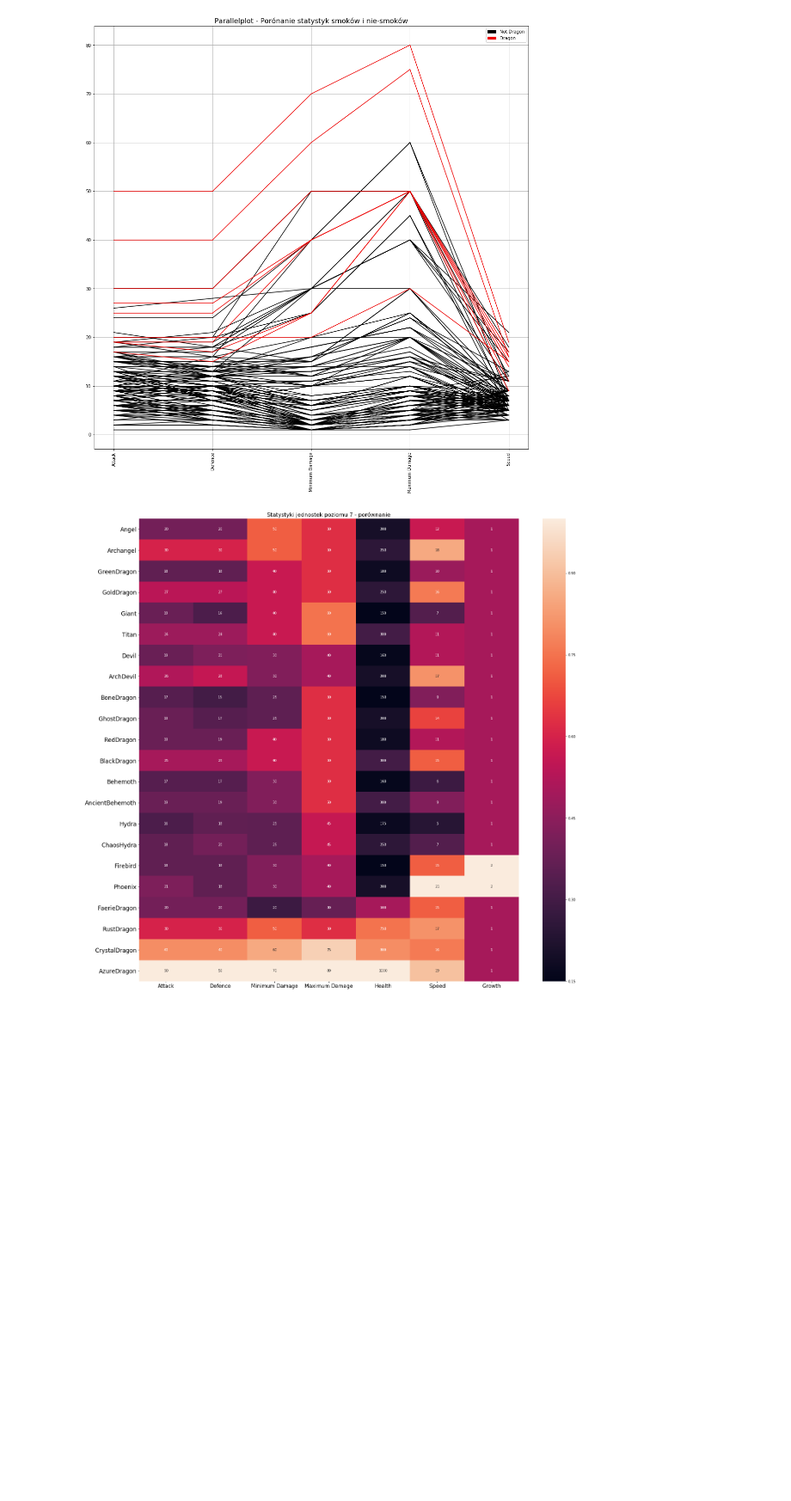
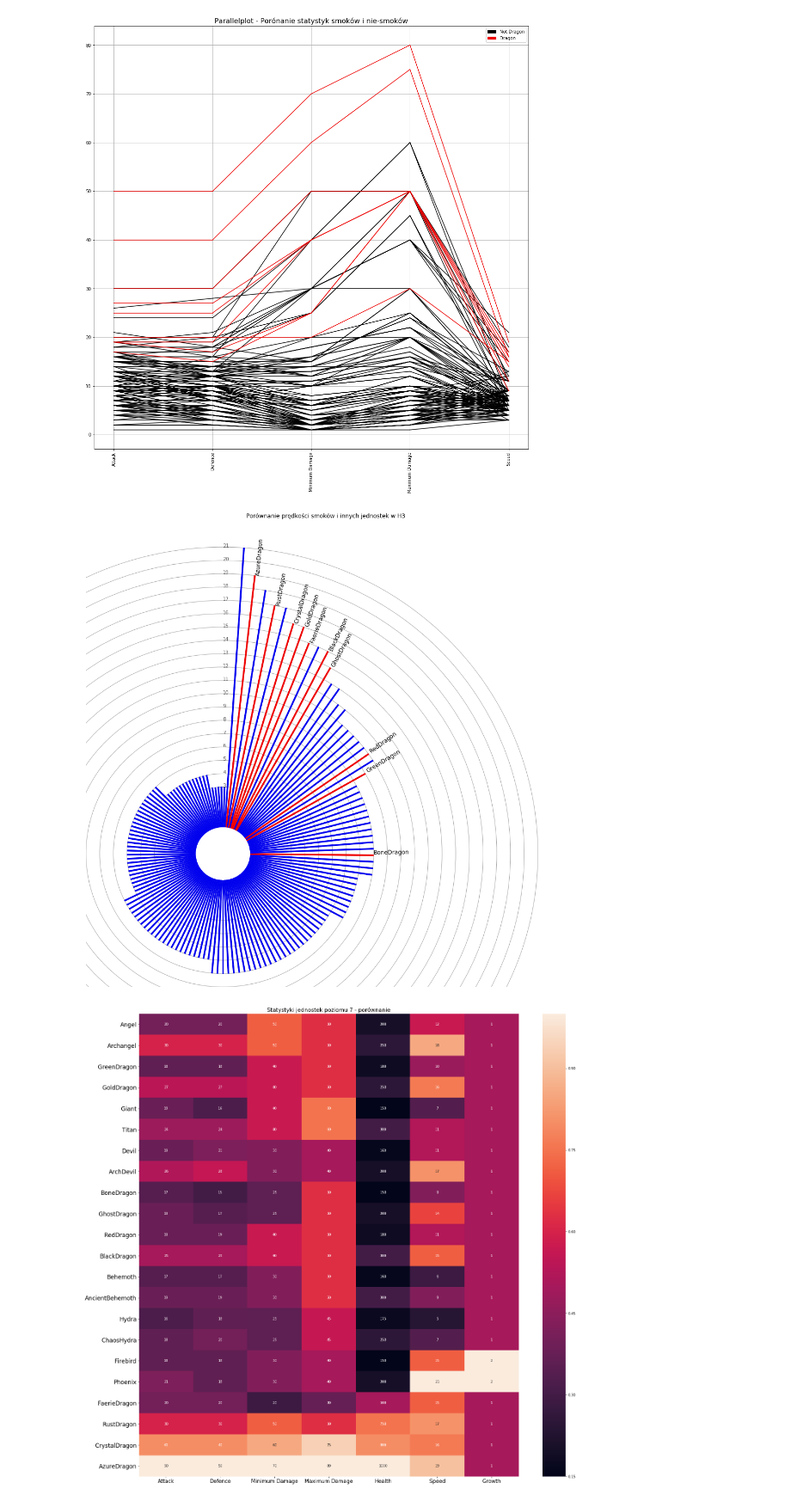
Before and after one commit to JonothorDarry/Python_Visualizations, a Jupyter notebook: H3analysis.ipynb, the cells around one changed output. Shown at 86% size. Saved outputs shown, nothing was run; the diff lists cells and outputs as text; code cells hidden in the pictures; blank space fills up the shorter version.

```diff
--- a/H3analysis.ipynb
+++ b/H3analysis.ipynb
@@ -210,6 +211,74 @@ ax.grid()
 plt.show()
 # %% [output]
 [figure]
+# %%
+#Ranking #5 - kołowy barplot - dosyć ekstrawagancji, problemy analogiczne jak ze spiderplotem
+#Wykres przedstawia zestawienie szybkości jednostek w H3 z wyróżnieniem smoków
+
+fig, ax=plt.subplots(1,1)
+fig.set_size_inches(18,18)
+
+def dist(x1, x2, y1, y2):
+    return (math.sqrt((x1-x2)*(x1-x2)+(y1-y2)*(y1-y2)))
+
+def circlebar(ax, heights, colors='#EE0000', labels=''):
+    if (type(colors)==type('star')):
+        colors=[colors]*len(heights)
+    if (type(labels)==type('star')):
+        labels=[labels]*len(heights)
+    N=len(heights)
+
+    x=[0]*N
+    y=[2]*N
+    deg=2*math.pi/N
+    degn=360/N
+
+    #Ręcznie napisany radar - może kiedyś domknę go w argumencie funkcji
+    for i in range(5, 24, 1):
+        f=plt.Circle((0,0), i, fill=None, color='#AAAAAA')
+        ax.add_artist(f)
+        ax.text(x=0, y=i, s=str(i-2), color='#555555')
+
+    for i in range(1, N, 1):
+        x[i]=math.cos(deg)*x[i-1]-math.sin(deg)*y[i-1]
+        y[i]=math.sin(deg)*x[i-1]+math.cos(deg)*y[i-1]
+        #Przy modyfikacji modelować rotację!
+        f=plt.Rectangle(xy=(x[i],y[i]), width=dist(x[i-1],x[i],y[i-1],y[i]), height=heights[i],
+                        angle=(2*i-1)*degn/2, color=colors[i])
+        ax.add_artist(f)
+        #ax.text(x=(x[i])*(2+heights[i])/2, y=(y[i])*(2+heights[i])/2, s=labels[i], fontsize=12, rotation=i*degn+90, verticalalignment='bottom', horizontalalignment='left')
+        ax.text(x=(x[i]+x[i-1])*(2+heights[i])/4, y=(y[i]+y[i-1])*(2+heights[i])/4, s=labels[i], fontsize=12, rotation=i*degn+90, verticalalignment='bottom', horizontalalignment='left')
+
+
+    f=plt.Rectangle(xy=(x[0],y[0]), width=dist(x[N-1],x[0],y[N-1],y[0]), height=heights[0],
+                    angle=(-1)*degn/2, color=colors[0])
+    ax.add_artist(f)
+    ax.text(x=x[i]*(2+heights[0])/2, y=y[i]*(2+heights[0])/2, s=labels[0], fontsize=12, rotation=0*degn+90)
+
+    return
+
+
+df2=df.copy()
+df2.sort_values(by='Speed', inplace=True)
+
+df2.index=range(0,df2.shape[0],1)
+k=df2['Unit_name'].str.contains('Dragon$')
+
+df2['Coll']='#0000EE'
+df2.loc[k,'Coll']='#EE0000'
+df2['Lab']=''
+df2.loc[k,'Lab']=df2.loc[k,'Unit_name']
+
+circlebar(ax, heights=df2['Speed'], colors=df2['Coll'], labels=df2['Lab'])
+
+ax.set_title('Porównanie prędkości smoków i innych jednostek w H3')
+ax.set_xlim(-10,25)
+ax.set_ylim(-10,25)
+ax.axis('off')
+
+plt.show()
+# %% [output]
+[figure, added]
 # %%
 #Dystrybucja #3 - heatmap z normalizacją (proporcje z przedziału 0-1)
 #legenda pokazuje proporcje (Im jaśniej, tym większa wartość w kolumnie)
```
Also changed, not shown: parts of 4 cells of this notebook.
